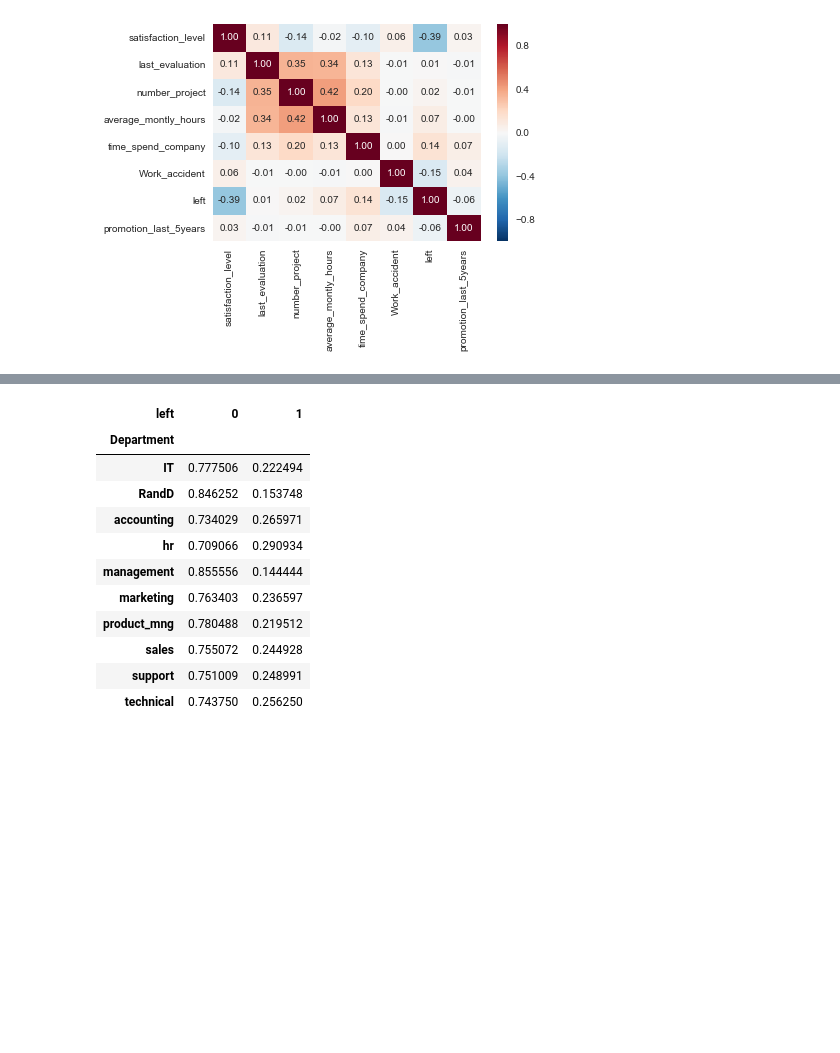
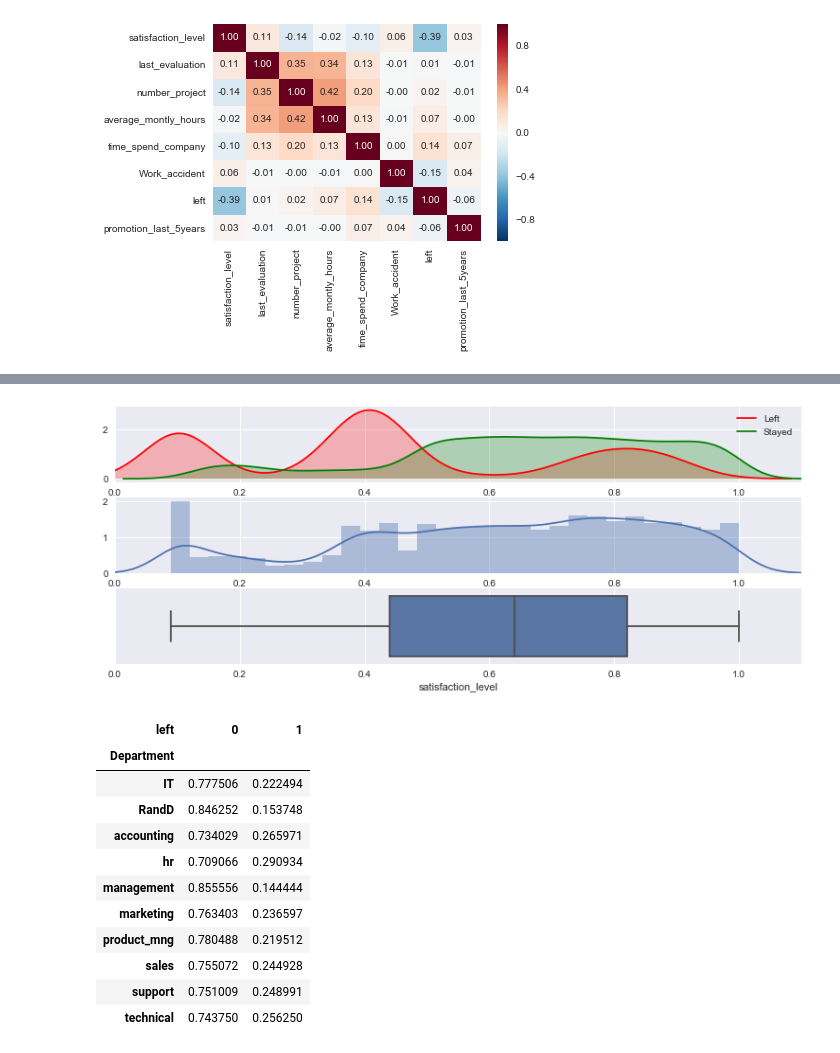
Before and after one commit to carkeller/HRAnalytics, a Jupyter notebook: HRA_EDA.ipynb, the cells around one changed output, grey strips where cells are left out. Saved outputs shown, nothing was run; the diff lists cells and outputs as text; code cells hidden in the pictures; blank space fills up the shorter version.

```diff
--- a/HRA_EDA.ipynb
+++ b/HRA_EDA.ipynb
@@ -226,3 +289,24 @@ Index(['satisfaction_level', 'last_evaluation', 'number_project',
+# %%
+#Univariate Analysis
+hr_by_left = hr_data.groupby('left')  #determine the groups on each value of the object’s index
+employees_left = hr_by_left.get_group(1) #determine and store the group that left
+employees_stayed = hr_by_left.get_group(0) #determine and store the group that stayed
+# %%
+#distribution of Satisfaction Level
+fig, axs = plt.subplots(nrows= 3, figsize=(13, 5))
+
+sns.kdeplot(employees_left.satisfaction_level, ax=axs[0], shade=True, color="r")
+kde_plot = sns.kdeplot(employees_stayed.satisfaction_level, ax=axs[0], shade=True, color="g")
+kde_plot.legend(labels=['Left', 'Stayed'])
+
+hist_plot = sns.distplot(hr_data.satisfaction_level, ax=axs[1])
+box_plot = sns.boxplot(hr_data.satisfaction_level, ax=axs[2])
+
+kde_plot.set(xlim=(0,1.1))
+hist_plot.set(xlim=(0,1.1))
+box_plot.set(xlim=(0,1.1));
+# %% [output]
+[figure, added]
 # %%
 #proportion of leaving and staying in the different departments:
 dept_table = pd.crosstab(hr_data['department'], hr_data['left'],normalize='index')
```
Also changed, not shown: parts of 47 cells of this notebook.
